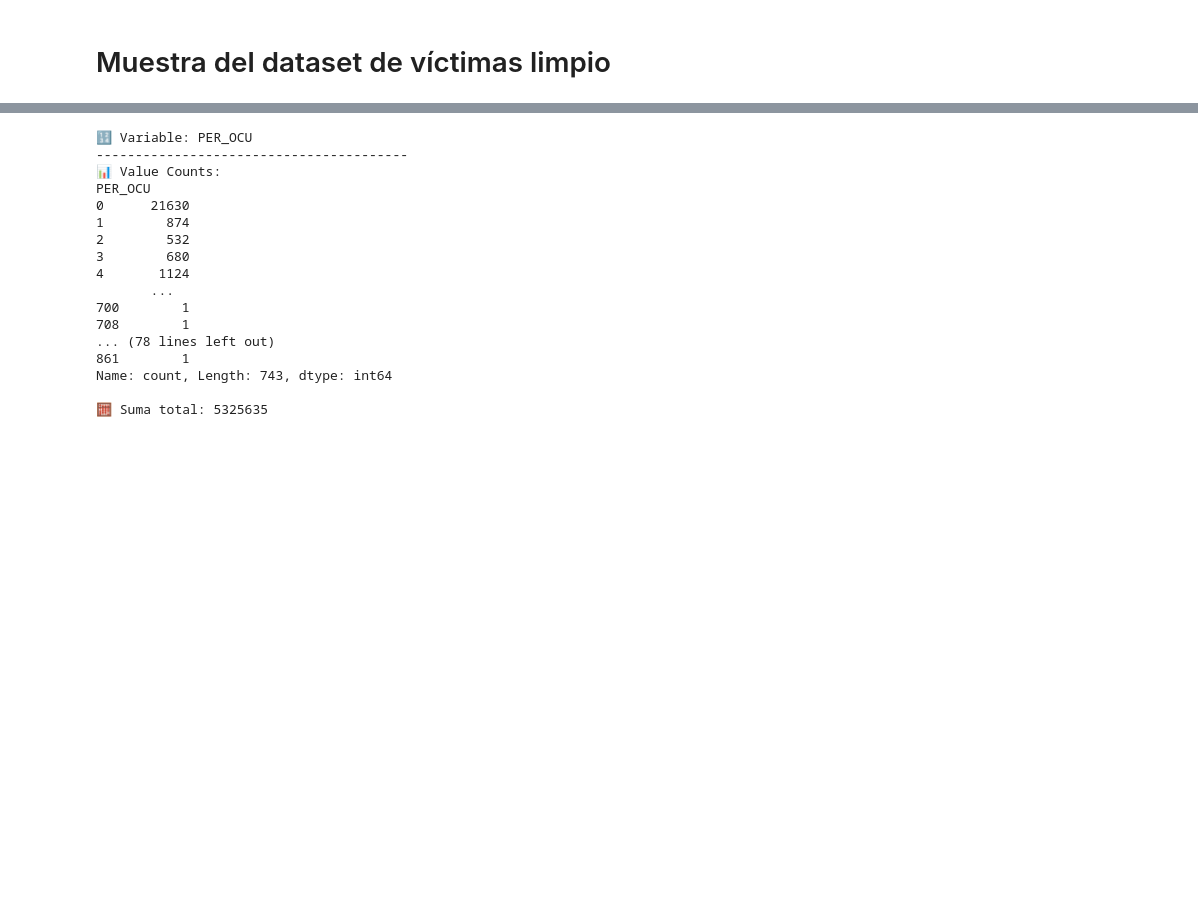
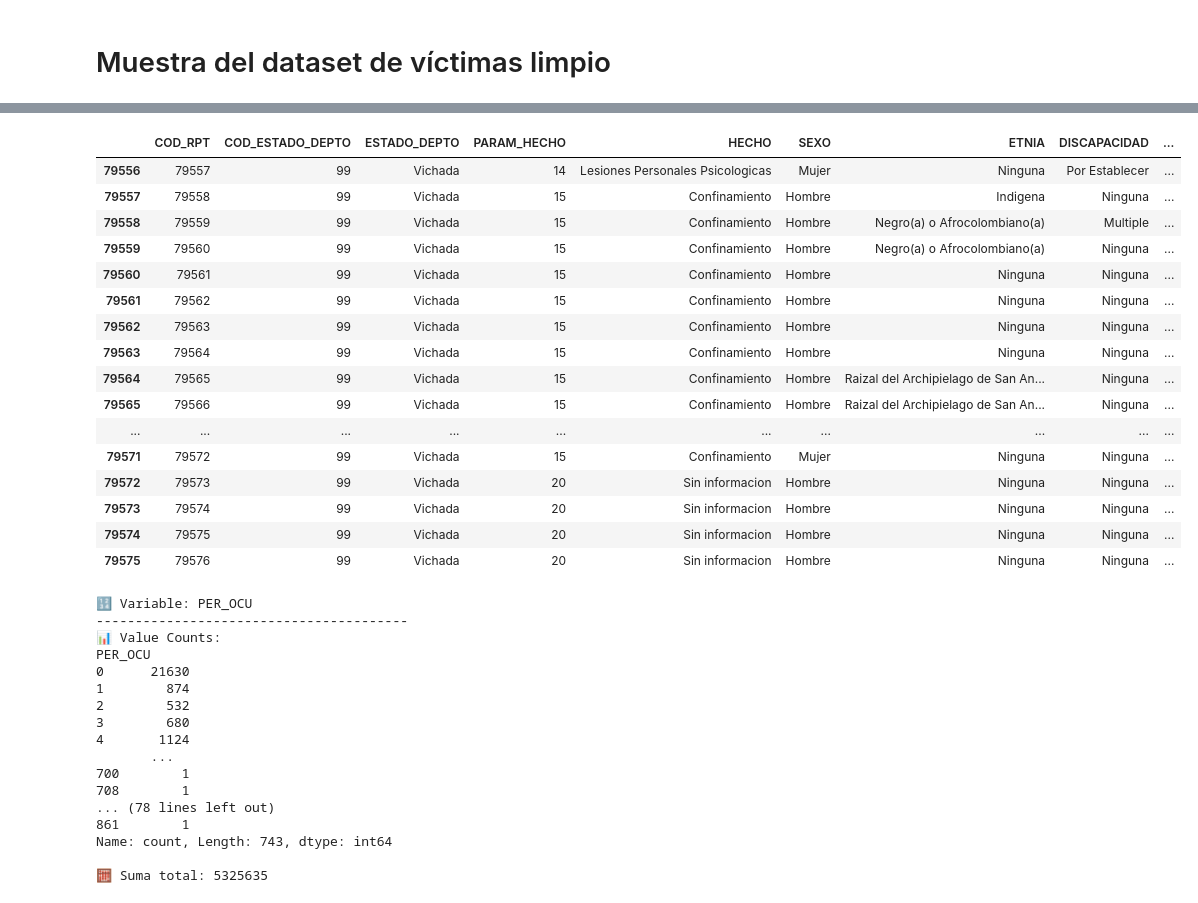
Before and after one commit to SantiRendon/conflicto-armado-en-cifras, a Jupyter notebook: notebooks/02_limpieza_datos_victimas.ipynb, the cells around one changed output, grey strips where cells are left out. Saved outputs shown, nothing was run; the diff lists cells and outputs as text; code cells hidden in the pictures; blank space fills up the shorter version.

```diff
--- a/notebooks/02_limpieza_datos_victimas.ipynb
+++ b/notebooks/02_limpieza_datos_victimas.ipynb
@@ -446,3 +450,23 @@ df
+# %%
+df.tail(20)
+# %% [output]
+|  | COD_RPT | COD_ESTADO_DEPTO | ESTADO_DEPTO | PARAM_HECHO | HECHO | SEXO | ETNIA | DISCAPACIDAD | ... |
+| 79556 | 79557 | 99 | Vichada | 14 | Lesiones Personales Psicologicas | Mujer | Ninguna | Por Establecer | ... |
+| 79557 | 79558 | 99 | Vichada | 15 | Confinamiento | Hombre | Indigena | Ninguna | ... |
+| 79558 | 79559 | 99 | Vichada | 15 | Confinamiento | Hombre | Negro(a) o Afrocolombiano(a) | Multiple | ... |
+| 79559 | 79560 | 99 | Vichada | 15 | Confinamiento | Hombre | Negro(a) o Afrocolombiano(a) | Ninguna | ... |
+| 79560 | 79561 | 99 | Vichada | 15 | Confinamiento | Hombre | Ninguna | Ninguna | ... |
+| 79561 | 79562 | 99 | Vichada | 15 | Confinamiento | Hombre | Ninguna | Ninguna | ... |
+| 79562 | 79563 | 99 | Vichada | 15 | Confinamiento | Hombre | Ninguna | Ninguna | ... |
+| 79563 | 79564 | 99 | Vichada | 15 | Confinamiento | Hombre | Ninguna | Ninguna | ... |
+| 79564 | 79565 | 99 | Vichada | 15 | Confinamiento | Hombre | Raizal del Archipielago de San An... | Ninguna | ... |
+| 79565 | 79566 | 99 | Vichada | 15 | Confinamiento | Hombre | Raizal del Archipielago de San An... | Ninguna | ... |
+| ... | ... | ... | ... | ... | ... | ... | ... | ... | ... |
+| 79571 | 79572 | 99 | Vichada | 15 | Confinamiento | Mujer | Ninguna | Ninguna | ... |
+| 79572 | 79573 | 99 | Vichada | 20 | Sin informacion | Hombre | Ninguna | Ninguna | ... |
+| 79573 | 79574 | 99 | Vichada | 20 | Sin informacion | Hombre | Ninguna | Ninguna | ... |
+| 79574 | 79575 | 99 | Vichada | 20 | Sin informacion | Hombre | Ninguna | Ninguna | ... |
+| 79575 | 79576 | 99 | Vichada | 20 | Sin informacion | Hombre | Ninguna | Ninguna | ... |
 # %%
 # Crear un diccionario para almacenar resultados
 resumen_conteo = {}
```
Also changed, not shown: parts of 1 cell of this notebook.
